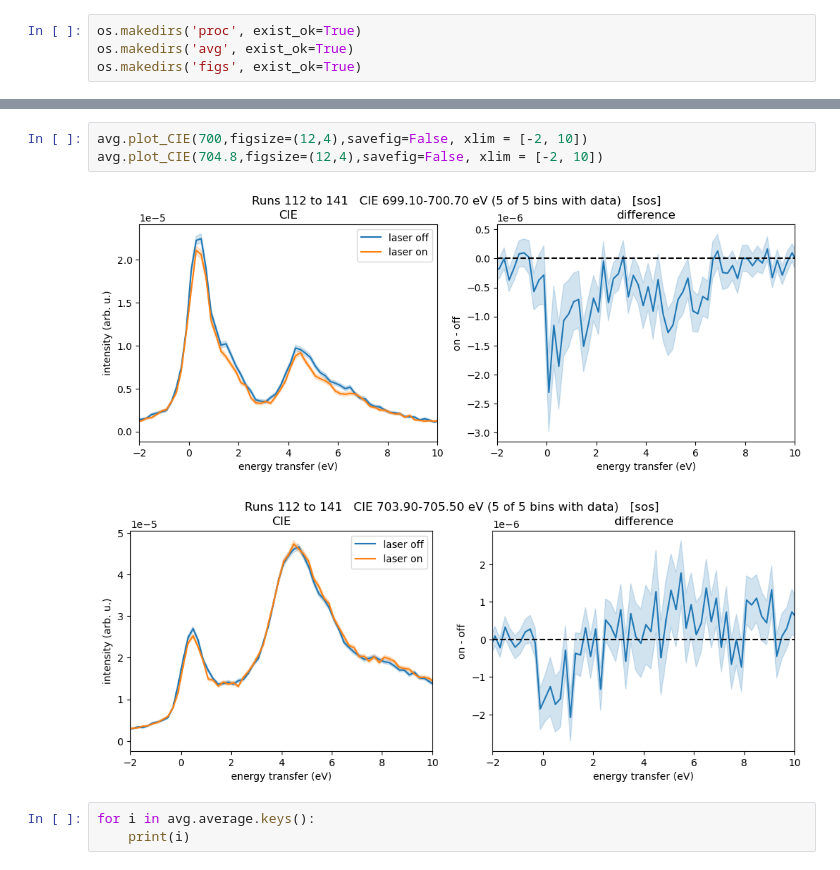
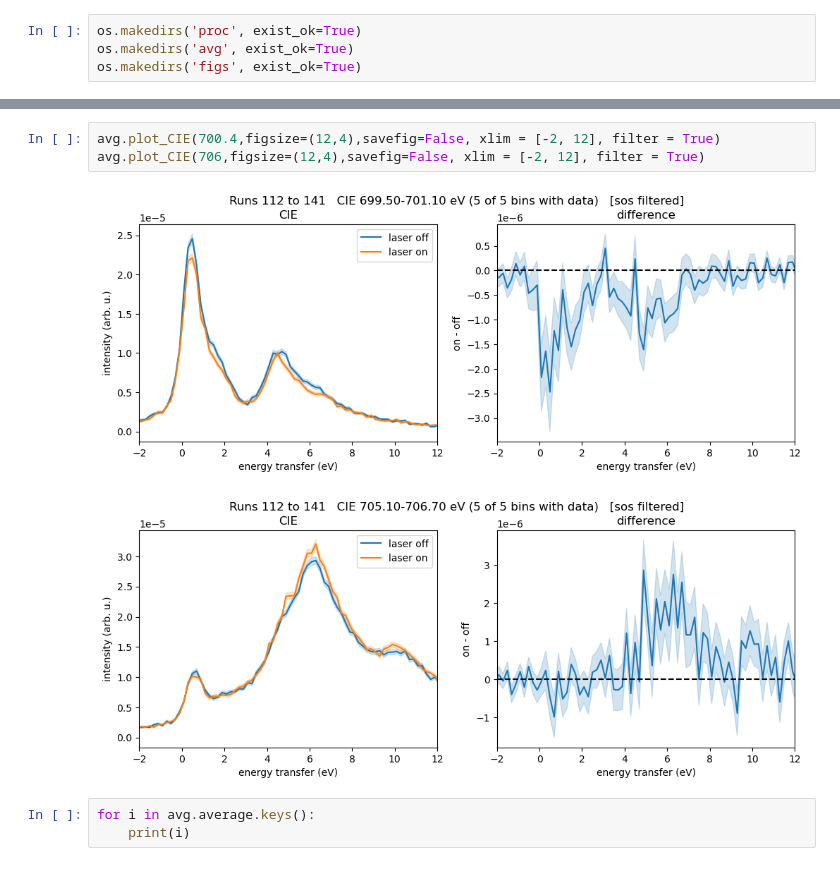
Before and after one commit to weijini777/DataAcceleratorChemRIXS, a Jupyter notebook: jupyter_notebook/example_run_jeff.ipynb, the cells around one changed output, grey strips where cells are left out. Cells and saved outputs as stored; diff of their text form.

```diff
--- a/jupyter_notebook/example_run_jeff.ipynb
+++ b/jupyter_notebook/example_run_jeff.ipynb
@@ -59,9 +162,9 @@ dict_keys(['scanvar', 'runs', 'axis_svls_on_mean', 'axis_svls_on_mean_std', 'axi
 # %%
-avg.plot_CIE(700,figsize=(12,4),savefig=False, xlim = [-2, 10])
-avg.plot_CIE(704.8,figsize=(12,4),savefig=False, xlim = [-2, 10])
+avg.plot_CIE(700.4,figsize=(12,4),savefig=False, xlim = [-2, 12], filter = True)
+avg.plot_CIE(706,figsize=(12,4),savefig=False, xlim = [-2, 12], filter = True)
 # %% [output]
-[figure, old version]
+[figure, new version]
-[figure, old version]
+[figure, new version]
 # %%
 for i in avg.average.keys():
     print(i)
```
Also changed, not shown: parts of 1 cell of this notebook, 5 other files.
